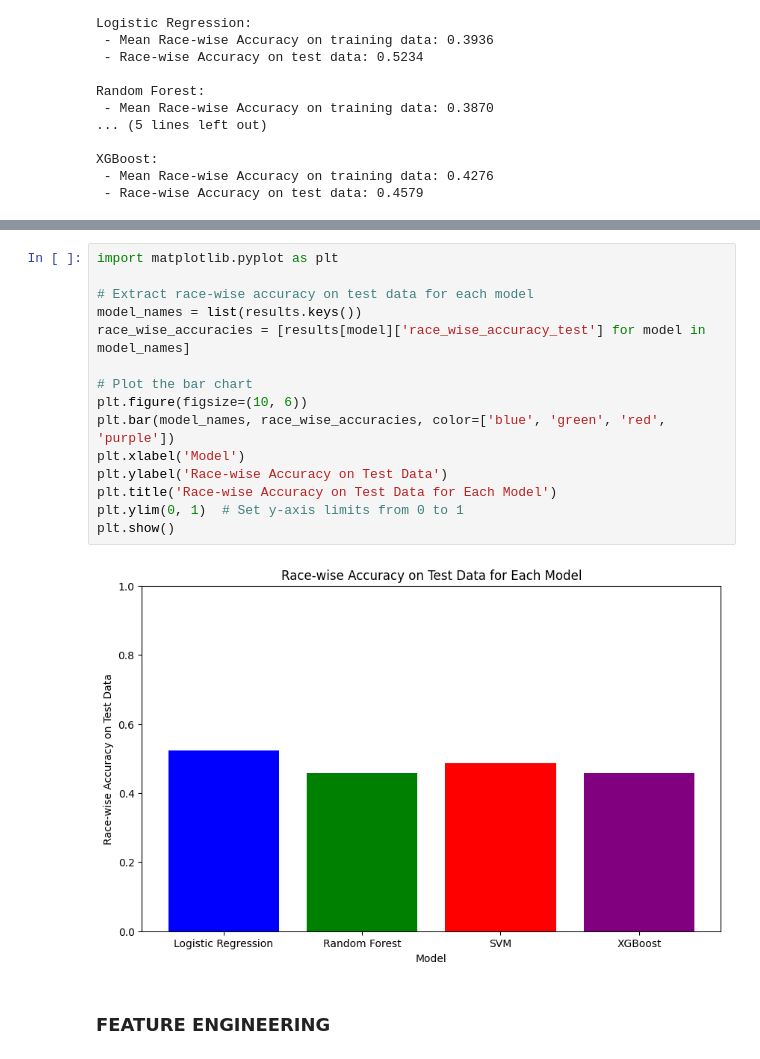
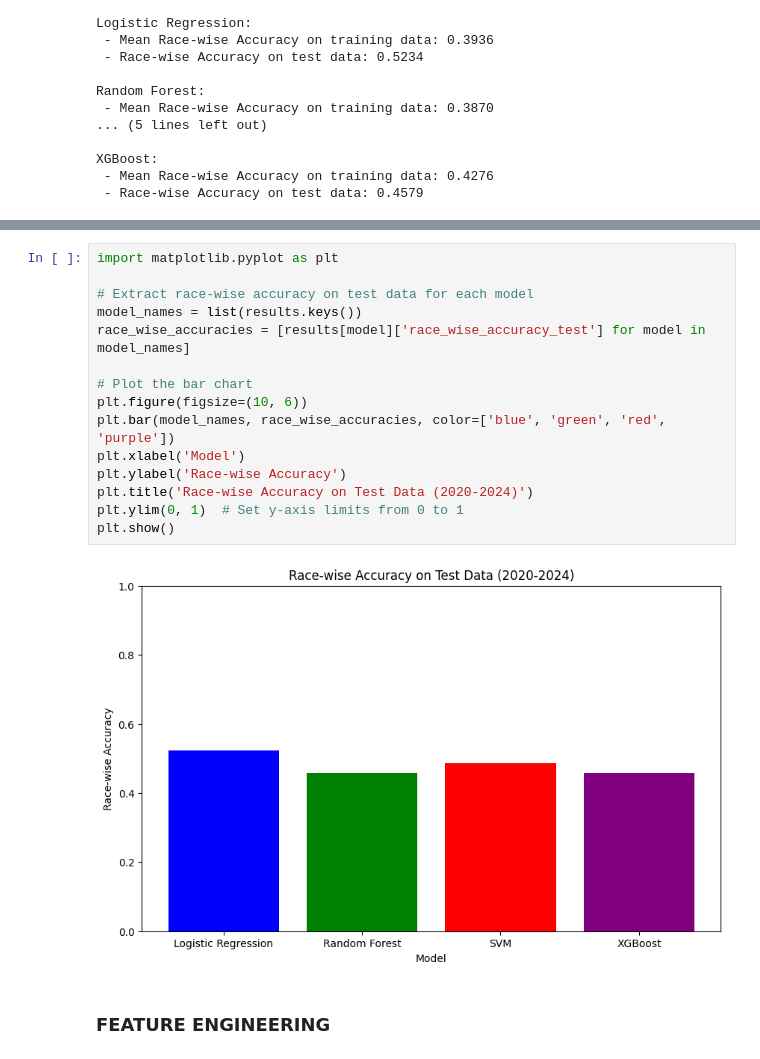
Before and after one commit to joelcalm/Formula1Prediction, a Jupyter notebook: f1_2.ipynb, the cells around one changed output, grey strips where cells are left out. Saved outputs shown, nothing was run; the diff lists cells and outputs as text.

```diff
--- a/f1_2.ipynb
+++ b/f1_2.ipynb
@@ -1190,20 +1333,20 @@ XGBoost:
 # %%
 import matplotlib.pyplot as plt
 
 # Extract race-wise accuracy on test data for each model
 model_names = list(results.keys())
 race_wise_accuracies = [results[model]['race_wise_accuracy_test'] for model in model_names]
 
 # Plot the bar chart
 plt.figure(figsize=(10, 6))
 plt.bar(model_names, race_wise_accuracies, color=['blue', 'green', 'red', 'purple'])
 plt.xlabel('Model')
-plt.ylabel('Race-wise Accuracy on Test Data')
-plt.title('Race-wise Accuracy on Test Data for Each Model')
+plt.ylabel('Race-wise Accuracy')
+plt.title('Race-wise Accuracy on Test Data (2020-2024)')
 plt.ylim(0, 1)  # Set y-axis limits from 0 to 1
 plt.show()
 # %% [output]
-[figure, old version]
+[figure, new version]
 # %% [markdown]
 ### FEATURE ENGINEERING
 # %% [markdown]
```
Also changed, not shown: parts of 34 cells of this notebook, 1 other file.
